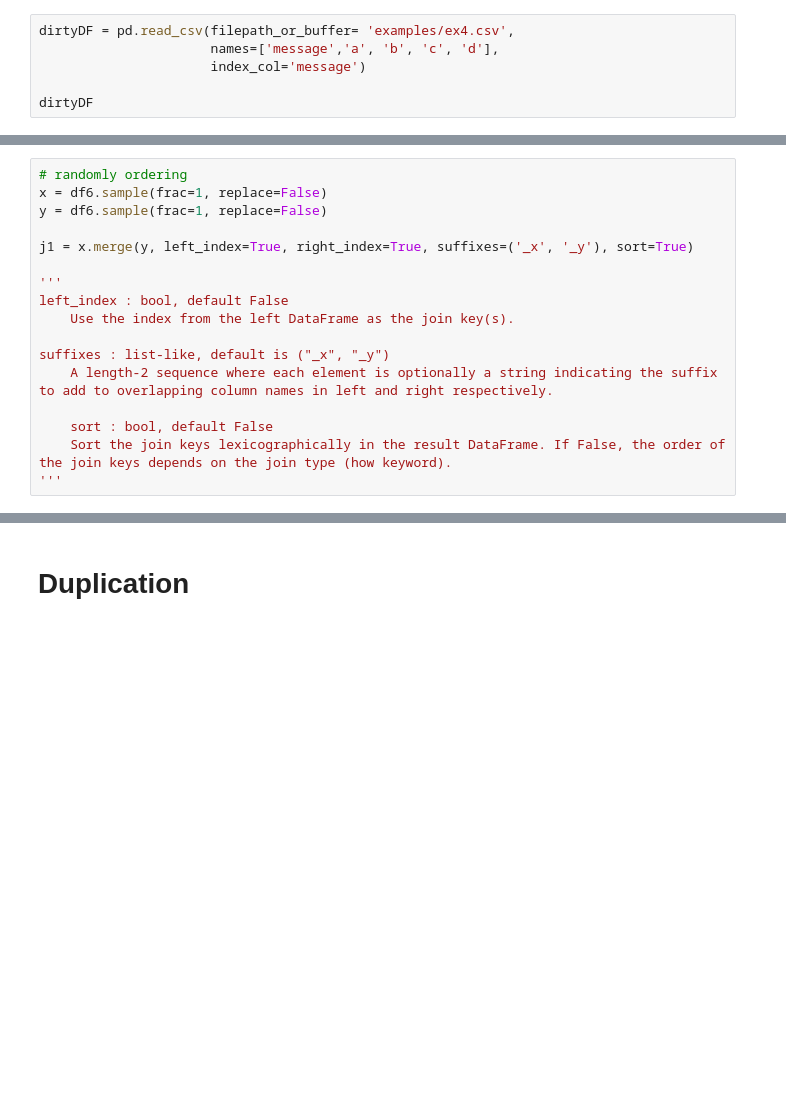
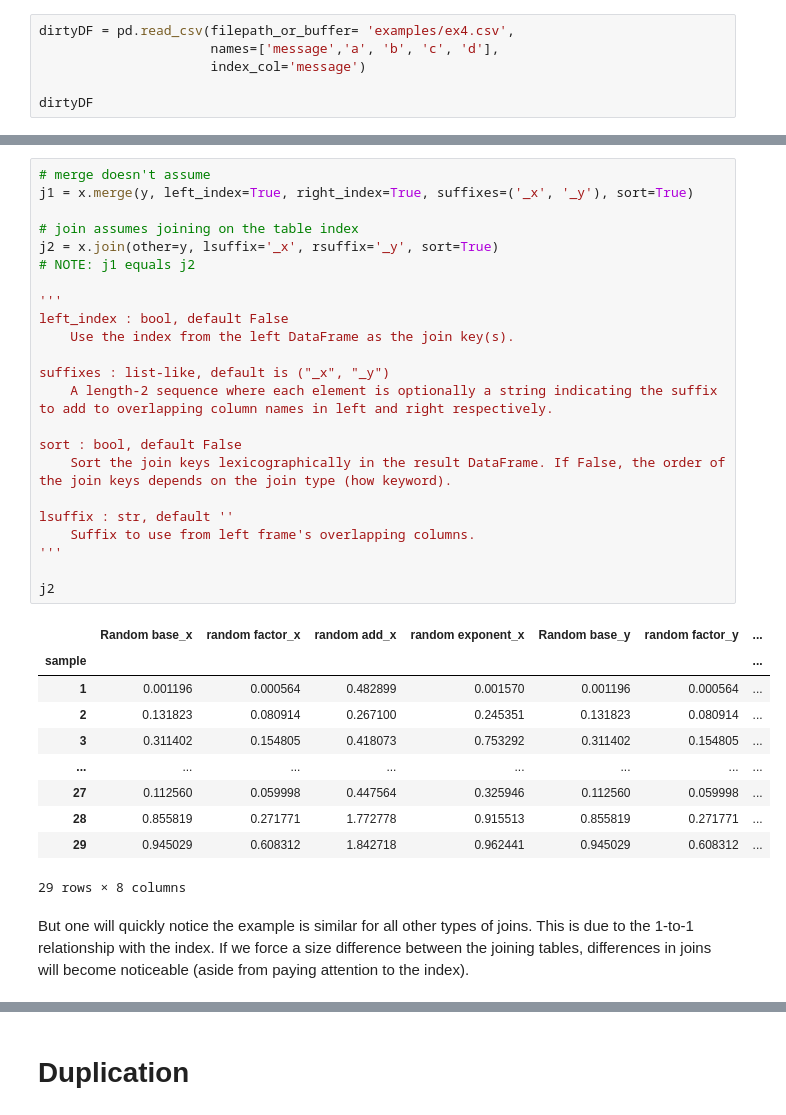
Before and after one commit to IgaMeddie/Data_cleaning, a Jupyter notebook: learnt 05-03.ipynb, the cells around one changed output, grey strips where cells are left out. Drawn from its saved outputs; the diff is of its cells as text; blank space fills up the shorter version.

```diff
--- a/learnt 05-03.ipynb
+++ b/learnt 05-03.ipynb
@@ -234,17 +385,36 @@ Imputation is the act of filling missing values with substituted values. However
 # %%
-# randomly ordering
-x = df6.sample(frac=1, replace=False)
-y = df6.sample(frac=1, replace=False)
+# merge doesn't assume
+j1 = x.merge(y, left_index=True, right_index=True, suffixes=('_x', '_y'), sort=True)
 
-j1 = x.merge(y, left_index=True, right_index=True, suffixes=('_x', '_y'), sort=True)
+# join assumes joining on the table index
+j2 = x.join(other=y, lsuffix='_x', rsuffix='_y', sort=True)
+# NOTE: j1 equals j2
 
 '''
 left_index : bool, default False
     Use the index from the left DataFrame as the join key(s).
 
 suffixes : list-like, default is ("_x", "_y")
     A length-2 sequence where each element is optionally a string indicating the suffix to add to overlapping column names in left and right respectively.
 
-    sort : bool, default False
+sort : bool, default False
     Sort the join keys lexicographically in the result DataFrame. If False, the order of the join keys depends on the join type (how keyword).
+
+lsuffix : str, default ''
+    Suffix to use from left frame's overlapping columns.
 '''
+
+j2
+# %% [output]
+|  | Random base_x | random factor_x | random add_x | random exponent_x | Random base_y | random factor_y | ... |
+| sample |  |  |  |  |  |  | ... |
+| 1 | 0.001196 | 0.000564 | 0.482899 | 0.001570 | 0.001196 | 0.000564 | ... |
+| 2 | 0.131823 | 0.080914 | 0.267100 | 0.245351 | 0.131823 | 0.080914 | ... |
+| 3 | 0.311402 | 0.154805 | 0.418073 | 0.753292 | 0.311402 | 0.154805 | ... |
+| ... | ... | ... | ... | ... | ... | ... | ... |
+| 27 | 0.112560 | 0.059998 | 0.447564 | 0.325946 | 0.112560 | 0.059998 | ... |
+| 28 | 0.855819 | 0.271771 | 1.772778 | 0.915513 | 0.855819 | 0.271771 | ... |
+| 29 | 0.945029 | 0.608312 | 1.842718 | 0.962441 | 0.945029 | 0.608312 | ... |
+29 rows × 8 columns
+# %% [markdown]
+But one will quickly notice the example is similar for all other types of joins. This is due to the 1-to-1 relationship with the index. If we force a size difference between the joining tables, differences in joins will become noticeable (aside from paying attention to the index).
```
Also changed, not shown: parts of 30 cells of this notebook, 1 other file.
